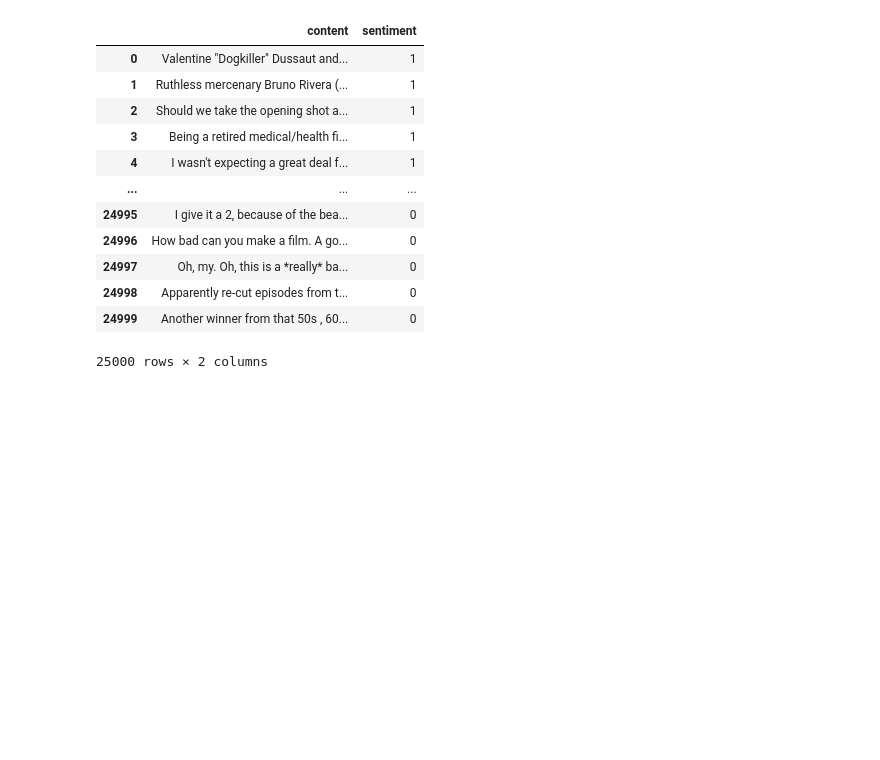
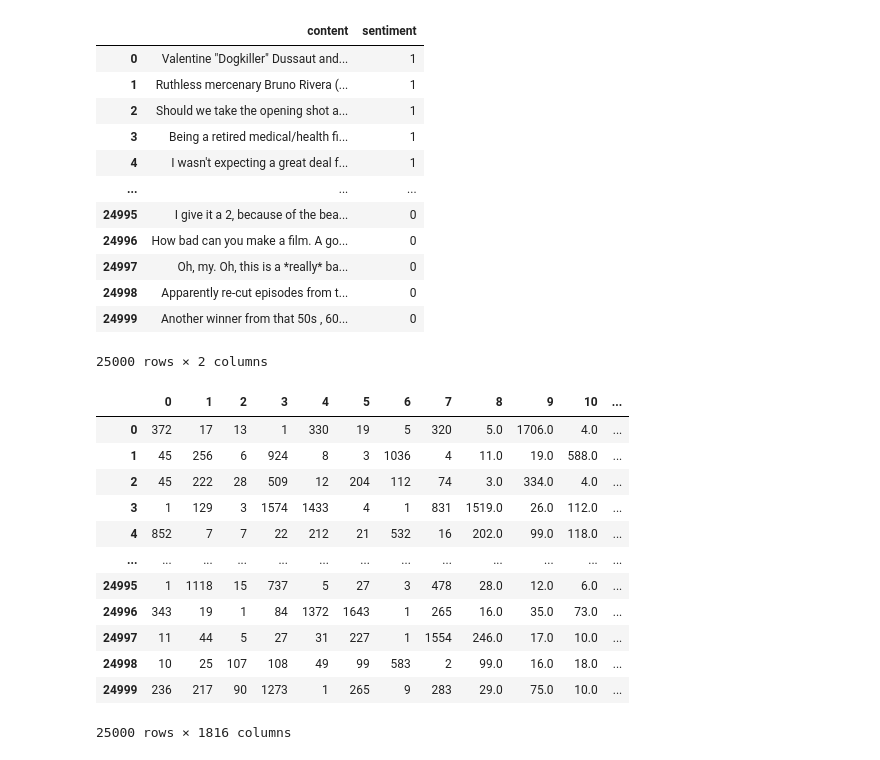
Before and after one commit to zera888/tibaml1027, a Jupyter notebook: imdb.ipynb, the cells around one changed output. Drawn from its saved outputs; the diff is of its cells as text; code cells hidden in the pictures; blank space fills up the shorter version.

```diff
--- a/imdb.ipynb
+++ b/imdb.ipynb
@@ -52,3 +52,8 @@ test_df
 | 24998 | Apparently re-cut episodes from t... | 0 |
 | 24999 | Another winner from that 50s , 60... | 0 |
 25000 rows × 2 columns
+# %%
+# Tokenize: 把你的詞變成數字
+from tensorflow.keras.preprocessing.text import Tokenizer
+tok = Tokenizer(num_words=3000)
+tok.fit_on_texts(train_df["content"])
@@ -54,0 +63,20 @@ test_df
+# %%
+# Sequence: 化成數字的序列
+x_train_seq = tok.texts_to_sequences(train_df["content"])
+x_test_seq = tok.texts_to_sequences(test_df["content"])
+# %%
+pd.DataFrame(x_train_seq)
+# %% [output]
+|  | 0 | 1 | 2 | 3 | 4 | 5 | 6 | 7 | 8 | 9 | 10 | ... |
+| 0 | 372 | 17 | 13 | 1 | 330 | 19 | 5 | 320 | 5.0 | 1706.0 | 4.0 | ... |
+| 1 | 45 | 256 | 6 | 924 | 8 | 3 | 1036 | 4 | 11.0 | 19.0 | 588.0 | ... |
+| 2 | 45 | 222 | 28 | 509 | 12 | 204 | 112 | 74 | 3.0 | 334.0 | 4.0 | ... |
+| 3 | 1 | 129 | 3 | 1574 | 1433 | 4 | 1 | 831 | 1519.0 | 26.0 | 112.0 | ... |
+| 4 | 852 | 7 | 7 | 22 | 212 | 21 | 532 | 16 | 202.0 | 99.0 | 118.0 | ... |
+| ... | ... | ... | ... | ... | ... | ... | ... | ... | ... | ... | ... | ... |
+| 24995 | 1 | 1118 | 15 | 737 | 5 | 27 | 3 | 478 | 28.0 | 12.0 | 6.0 | ... |
+| 24996 | 343 | 19 | 1 | 84 | 1372 | 1643 | 1 | 265 | 16.0 | 35.0 | 73.0 | ... |
+| 24997 | 11 | 44 | 5 | 27 | 31 | 227 | 1 | 1554 | 246.0 | 17.0 | 10.0 | ... |
+| 24998 | 10 | 25 | 107 | 108 | 49 | 99 | 583 | 2 | 99.0 | 16.0 | 18.0 | ... |
+| 24999 | 236 | 217 | 90 | 1273 | 1 | 265 | 9 | 283 | 29.0 | 75.0 | 10.0 | ... |
+25000 rows × 1816 columns
```
Also changed, not shown: parts of 1 cell of this notebook.
